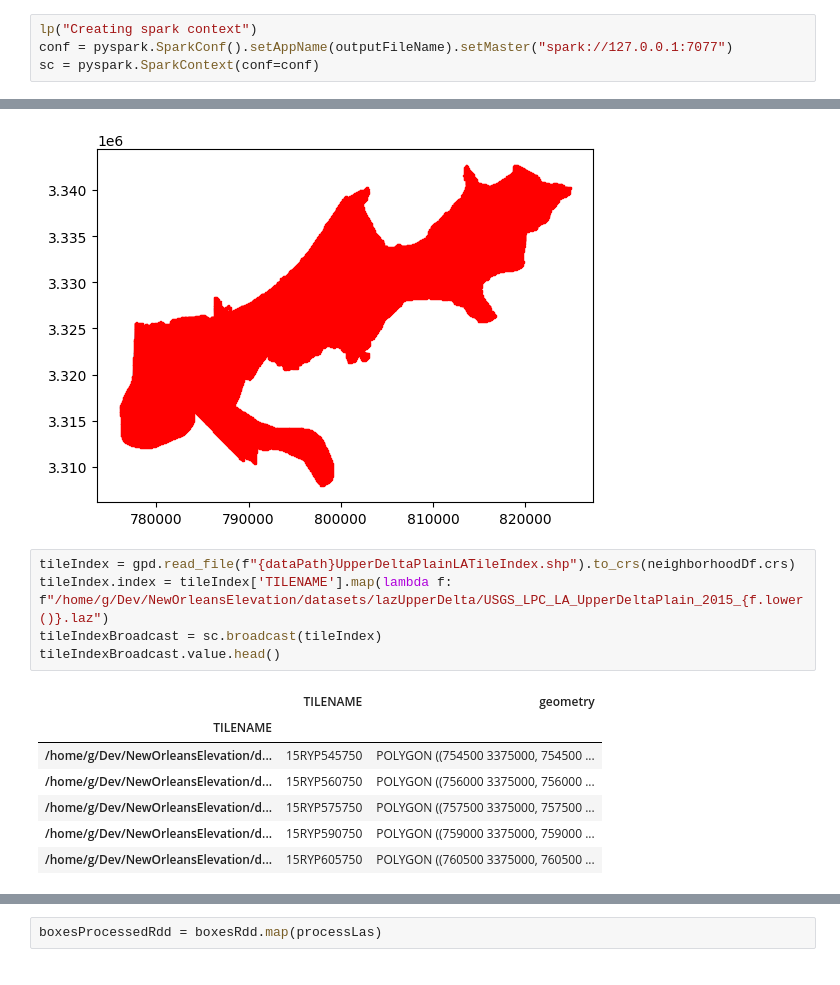
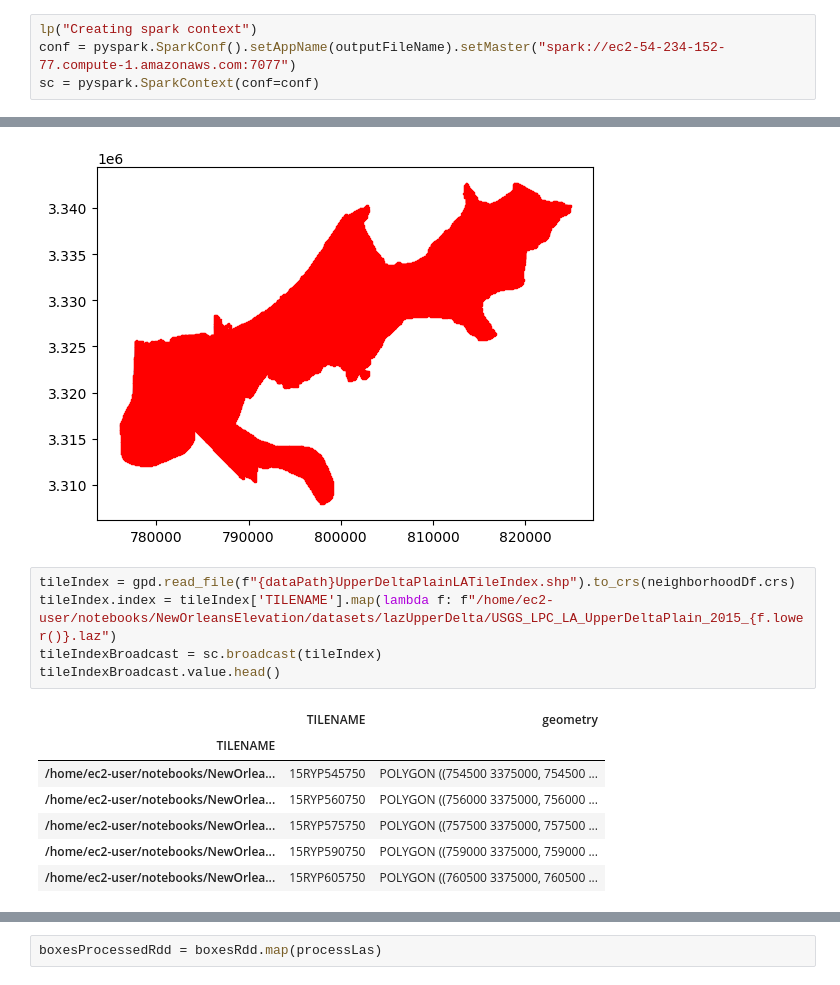
Before and after one commit to GarysCorner/NewOrleansElevation, a Jupyter notebook: ProcessLidar_UpperDelta.ipynb, the cells around one changed output, grey strips where cells are left out. Drawn from its saved outputs; the diff is of its cells as text.

```diff
--- a/ProcessLidar_UpperDelta.ipynb
+++ b/ProcessLidar_UpperDelta.ipynb
@@ -33,5 +33,5 @@ lp("Starting...")
 # %%
 lp("Creating spark context")
-conf = pyspark.SparkConf().setAppName(outputFileName).setMaster("spark://127.0.0.1:7077")
+conf = pyspark.SparkConf().setAppName(outputFileName).setMaster("spark://ec2-54-234-152-77.compute-1.amazonaws.com:7077")
 sc = pyspark.SparkContext(conf=conf)
 # %% [output]
@@ -114,17 +112,17 @@ boxesDf.plot(edgecolor='red', color=None, ax=ax)
 [figure]
 # %%
 tileIndex = gpd.read_file(f"{dataPath}UpperDeltaPlainLATileIndex.shp").to_crs(neighborhoodDf.crs)
-tileIndex.index = tileIndex['TILENAME'].map(lambda f: f"/home/g/Dev/NewOrleansElevation/datasets/lazUpperDelta/USGS_LPC_LA_UpperDeltaPlain_2015_{f.lower()}.laz")
+tileIndex.index = tileIndex['TILENAME'].map(lambda f: f"/home/ec2-user/notebooks/NewOrleansElevation/datasets/lazUpperDelta/USGS_LPC_LA_UpperDeltaPlain_2015_{f.lower()}.laz")
 tileIndexBroadcast = sc.broadcast(tileIndex)
 tileIndexBroadcast.value.head()
 # %% [output]
 |  | TILENAME | geometry |
 | TILENAME |  |  |
-| /home/g/Dev/NewOrleansElevation/d... | 15RYP545750 | POLYGON ((754500 3375000, 754500 ... |
-| /home/g/Dev/NewOrleansElevation/d... | 15RYP560750 | POLYGON ((756000 3375000, 756000 ... |
-| /home/g/Dev/NewOrleansElevation/d... | 15RYP575750 | POLYGON ((757500 3375000, 757500 ... |
-| /home/g/Dev/NewOrleansElevation/d... | 15RYP590750 | POLYGON ((759000 3375000, 759000 ... |
-| /home/g/Dev/NewOrleansElevation/d... | 15RYP605750 | POLYGON ((760500 3375000, 760500 ... |
+| /home/ec2-user/notebooks/NewOrlea... | 15RYP545750 | POLYGON ((754500 3375000, 754500 ... |
+| /home/ec2-user/notebooks/NewOrlea... | 15RYP560750 | POLYGON ((756000 3375000, 756000 ... |
+| /home/ec2-user/notebooks/NewOrlea... | 15RYP575750 | POLYGON ((757500 3375000, 757500 ... |
+| /home/ec2-user/notebooks/NewOrlea... | 15RYP590750 | POLYGON ((759000 3375000, 759000 ... |
+| /home/ec2-user/notebooks/NewOrlea... | 15RYP605750 | POLYGON ((760500 3375000, 760500 ... |
 # %%
 wgsToUTM = pyproj.transformer.Transformer.from_crs(crs_from=pyproj.CRS.from_string('WGS84'), crs_to=neighborhoodDf.crs)
 meridianReg = re.compile(r'PARAMETER\["central_meridian",\-([0-9]{2})\]')
```
Also changed, not shown: parts of 18 cells of this notebook, 2 other files.
